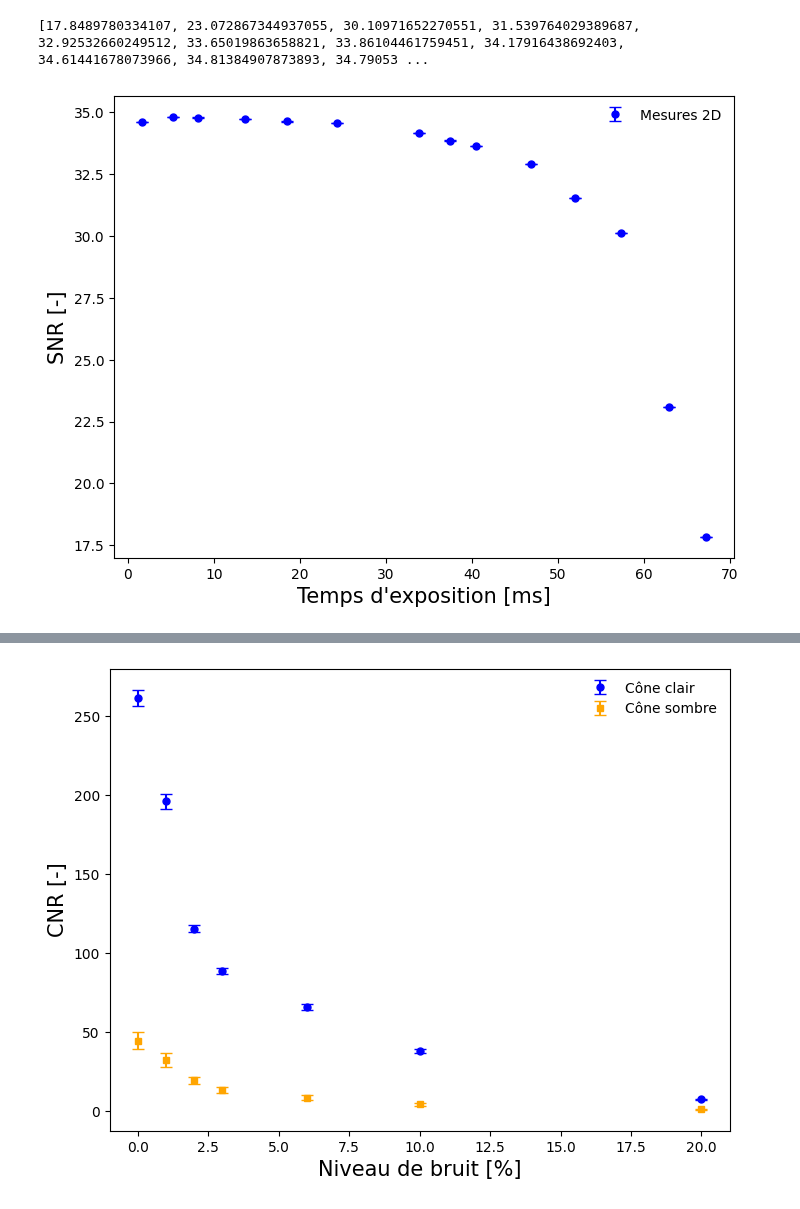
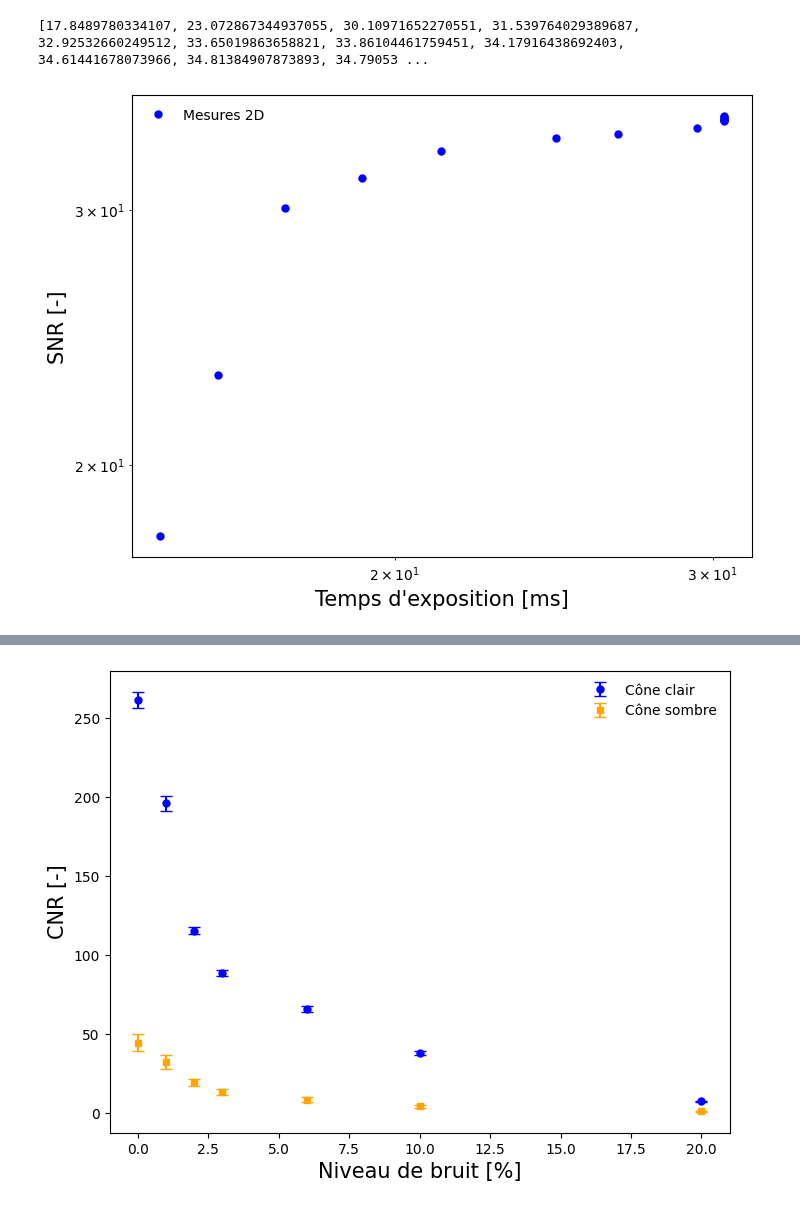
Before and after one commit to felixantoine1/labV_projet, a Jupyter notebook: analyse_partie3.ipynb, the cells around one changed output, grey strips where cells are left out. Cells and saved outputs as stored; diff of their text form; code cells hidden in the pictures.

```diff
--- a/analyse_partie3.ipynb
+++ b/analyse_partie3.ipynb
@@ -54,7 +54,7 @@ def lire_csv(chemin_fichier):
 df_partie_3a = pd.read_excel("Projet_final.xlsx", sheet_name="Partie 3a")
 
 p3a_ms = df_partie_3a["ms"][1:]
-p3a_shutter_speed = df_partie_3a["shutter speed (fps)"]
+p3a_shutter_speed = df_partie_3a["shutter speed (fps)"][1:]
 p3a_mu = df_partie_3a["mu (ln(I_0/I))"][1:]
 p3a_sigma = df_partie_3a["sigma"][1:]
 
@@ -90,29 +91,15 @@ snr = [x / y for x, y in zip(mu_2d, sigma_2d)]
 [17.8489780334107, 23.072867344937055, 30.10971652270551, 31.539764029389687, 32.92532660249512, 33.65019863658821, 33.86104461759451, 34.17916438692403, 34.61441678073966, 34.81384907873893, 34.79053 ...
 # %%
 # Graphique 3a
+
+# Affichage
 plt.figure(figsize=(8, 6))
 
-plt.errorbar(p3a_ms, snr, yerr=sigma_2d, color = 'blue', fmt='o', capsize=4, markersize=5, linestyle='', label='Mesures 2D')
-
-#def modele(x, a):
- #   return -a * np.sqrt(x) + 0.4
-
-#params, covariance = curve_fit(modele, p3a_ms, mu_2d, sigma=sigma_2d)
-#a = params[0]
-
-#x_range = np.linspace(min(p3a_ms), max(p3a_ms), 100)
-#y_fit = modele(x_range, a)
-
-#slope, intercept, r_value, _, _ = linregress(snr, modele(p3a_ms, a))
-#r_squared = r_value ** 2
-
+plt.loglog(p3a_shutter_speed, snr, color='blue', marker='o', markersize=5, linestyle='', label='Mesures 2D')
 
 plt.xlabel("Temps d'exposition [ms]", fontsize=15)
 plt.ylabel("SNR [-]", fontsize=15)
 plt.legend(frameon=False)
-
-
-
 plt.show()
 # %% [output]
-[figure, old version]
+[figure, new version]
```
Also changed, not shown: parts of 2 cells of this notebook.
